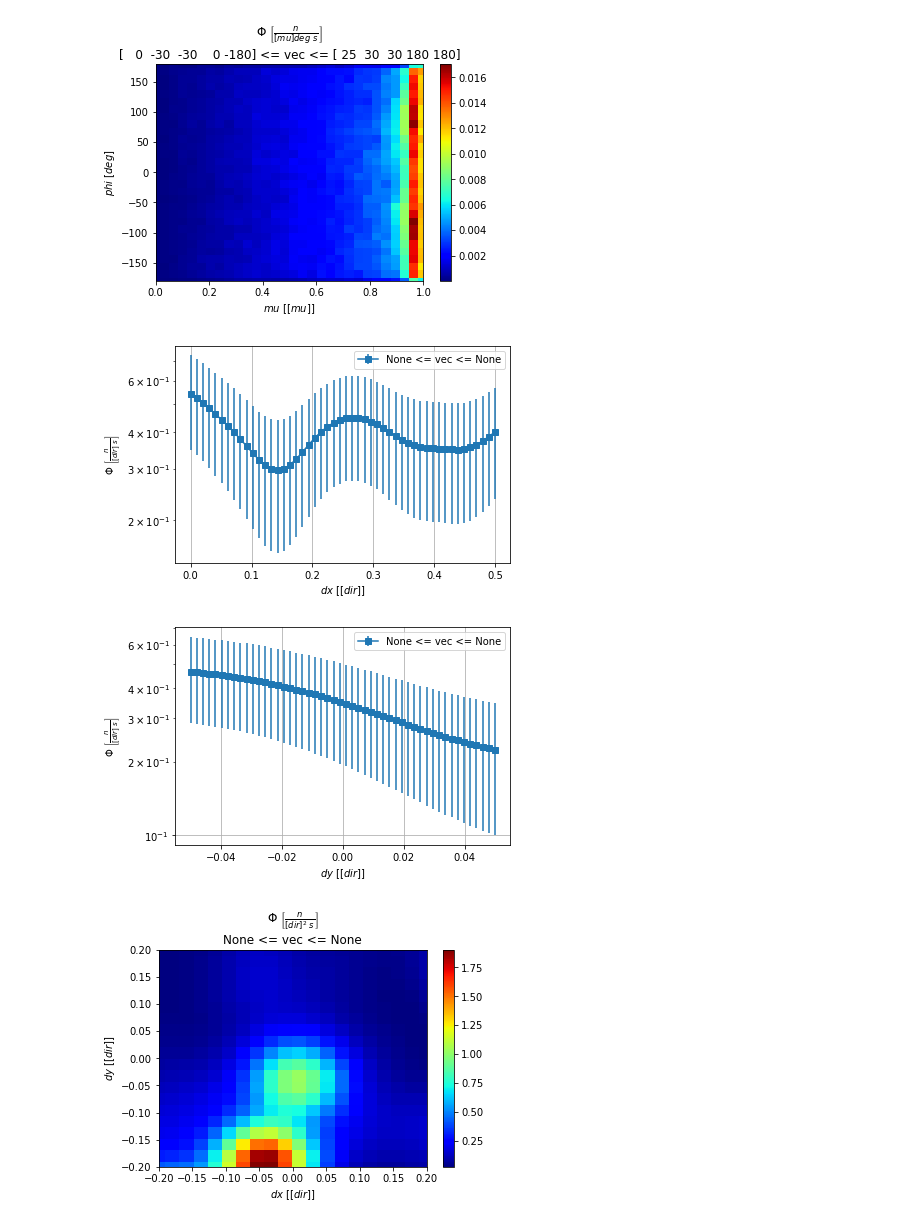
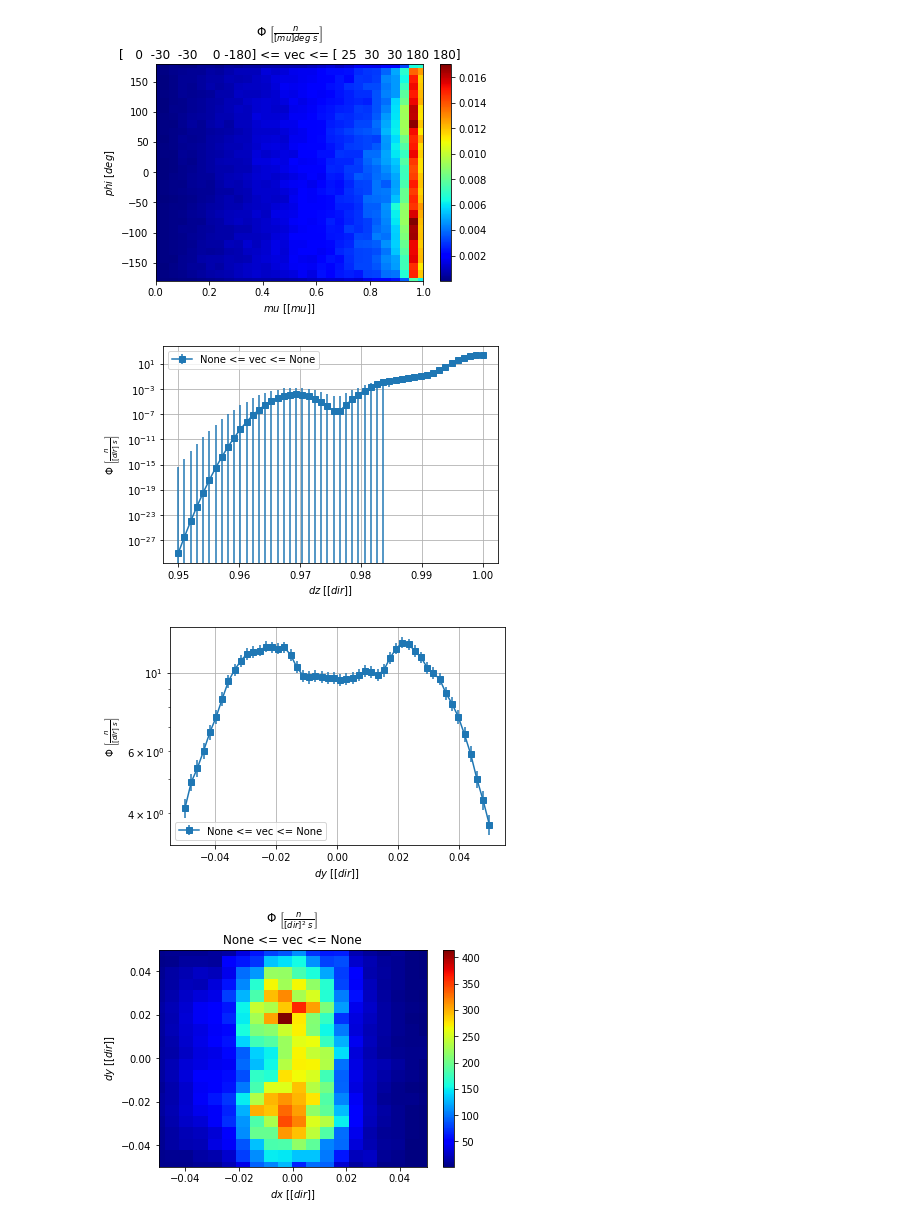
Before and after one commit to KDSource/KDSource, a Jupyter notebook: Auxiliares/plot.ipynb, the cells around one changed output. Drawn from its saved outputs; the diff is of its cells as text; code cells hidden in the pictures.

```diff
--- a/Auxiliares/plot.ipynb
+++ b/Auxiliares/plot.ipynb
@@ -12,9 +10,9 @@ np.set_printoptions(precision=3)
 # %%
 # Abrir lista de particulas
 
-folder = "Ftes_tracks" # "1_guia_n_mlcv"
-tracks = ["Decay/Fe59.csv", "2_bunker_n_bw0/activ_fe.ssv", None] # folder+"/GF12p_n"
-readformat = ["Decay", "SSVtally", "Isotrop"]
+folder = "1_guia_n_mlcv" # "Ftes_tracks" #
+tracks = folder+"/D_tracks.ssv" # folder+"/GF12p_n" # ["Decay/Fe59.csv", "2_bunker_n_bw0/activ_fe.ssv", None] #
+readformat = "SSV" # ["Decay", "SSVtally", "Isotrop"]
 trasl = None # [118.5497276, -102.897199, 5.0] #
 rot = None # [0.0, 0.0, -158*np.pi/180.0] #
 x2z = False
@@ -34,8 +30,8 @@ N = 12949
 
 J = 1 # 3.669E+15
 #metric = ks.SepVarMetric(ks.Lethargy(10), ks.SurfXY(0), ks.Polar())
-#metric = ks.SepVarMetric(ks.Lethargy(10), ks.Guide(7, 20), ks.Isotrop())
-metric = ks.SepVarMetric(ks.Lethargy(10), ks.Vol(), ks.Isotrop())
+metric = ks.SepVarMetric(ks.Lethargy(10), ks.Guide(7, 20, 2020, 92900), ks.Isotrop())
+#metric = ks.SepVarMetric(ks.Lethargy(10), ks.Vol(), ks.Isotrop())
 s = ks.KSource(plist, metric, bw="silv", J=J)
 # %%
 # Ajustar KSource
@@ -135,25 +131,25 @@ plt.show()
 # %%
 # Graficos isotrop
 
 vec0 = None # [0, 0,0, -1,-1,-1]
 vec1 = None # [25, 500,20, 1,1,1]
-ddx = np.linspace(0,0.5,50)
-fig,scores = s.plot_integr(ddx, "dx", vec0, vec1)
+ddz = np.linspace(0.98,1,50)
+fig,scores = s.plot_integr(ddz, "dz", vec0, vec1)
 plt.show()
 
 vec0 = None # [0, 0,0, -1,-1,-1]
 vec1 = None # [25, 500,20, 1,1,1]
 ddy = np.linspace(-0.05,0.05,50)
 fig,scores = s.plot_integr(ddy, "dy", vec0, vec1)
 plt.show()
 
 vec0 = None # [0, 0,0, -1,-1,-1]
 vec1 = None # [25, 500,54, 1,1,1]
-ddx = np.linspace(-0.2,0.2,20)
-ddy = np.linspace(-0.2,0.2,20)
+ddx = np.linspace(-0.05,0.05,20)
+ddy = np.linspace(-0.05,0.05,20)
 fig,[scores,errs] = s.plot2D_integr([ddx,ddy], ["dx","dy"], vec0, vec1)
 plt.show()
 # %% [output]
-[figure, old version]
+[figure, new version]
-[figure, old version]
+[figure, new version]
-[figure, old version]
+[figure, new version]
```
Also changed, not shown: parts of 5 cells of this notebook, 17 other files.
